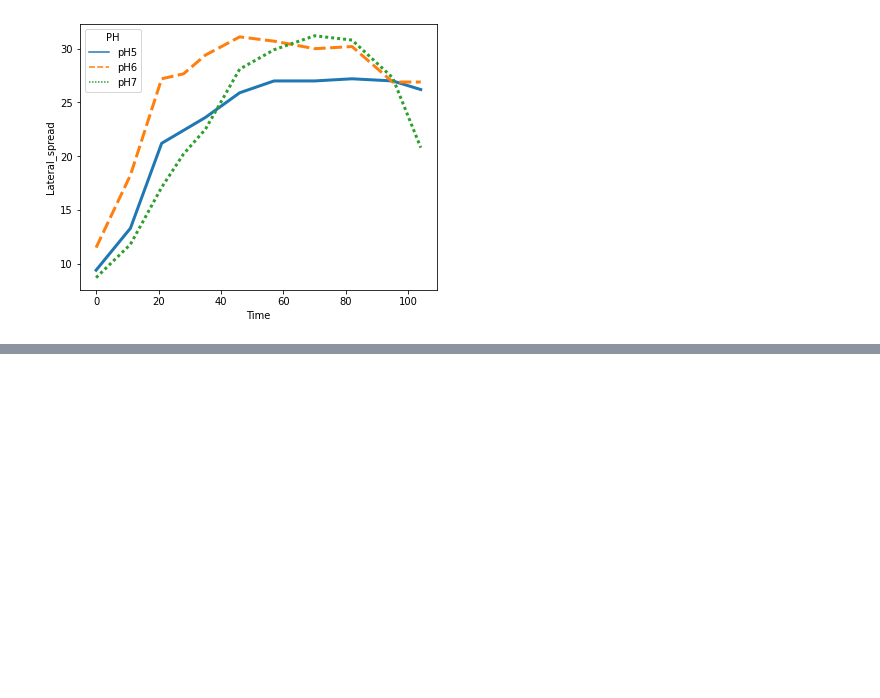
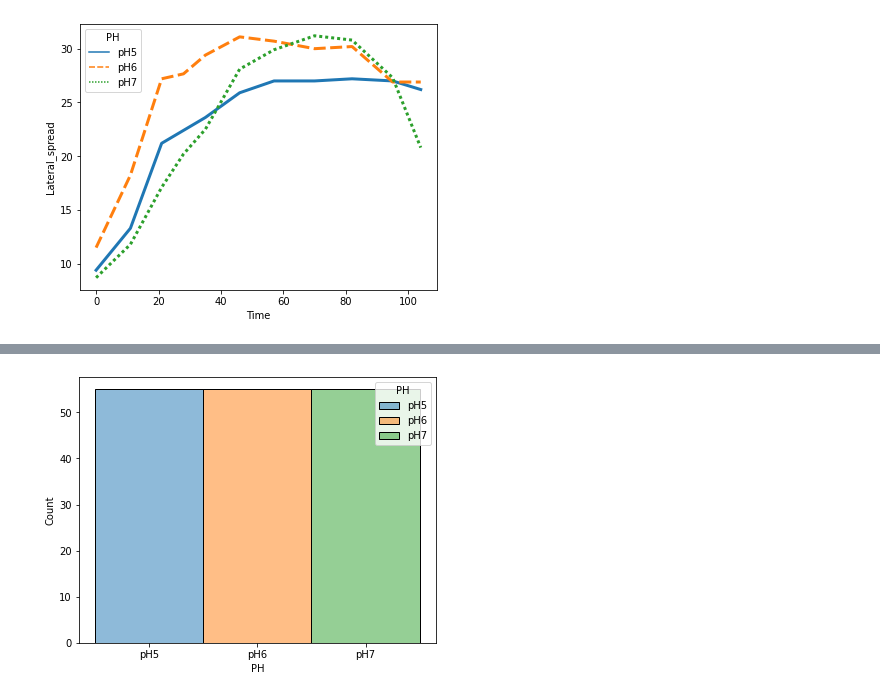
Before and after one commit to AI-human/codecademy_matplotlib_and_seaborn_tuitorial, a Jupyter notebook: Seaborn Fundamental/Modify Chart Parameters With Seaborn.ipynb, the cells around one changed output, grey strips where cells are left out. Cells and saved outputs as stored; diff of their text form; code cells hidden in the pictures; blank space fills up the shorter version.

```diff
--- a/Seaborn Fundamental/Modify Chart Parameters With Seaborn.ipynb
+++ b/Seaborn Fundamental/Modify Chart Parameters With Seaborn.ipynb
@@ -135,0 +193,5 @@ plt.show()
+# %%
+sns.histplot(data=plants,x='PH',hue='PH')
+plt.show()
+# %% [output]
+[figure, added]
```
Also changed, not shown: parts of 20 cells of this notebook, 1 other file.
